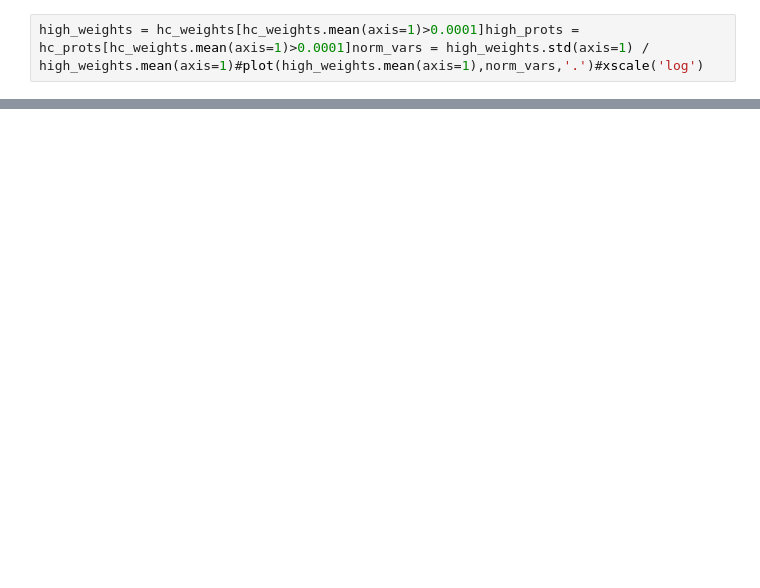
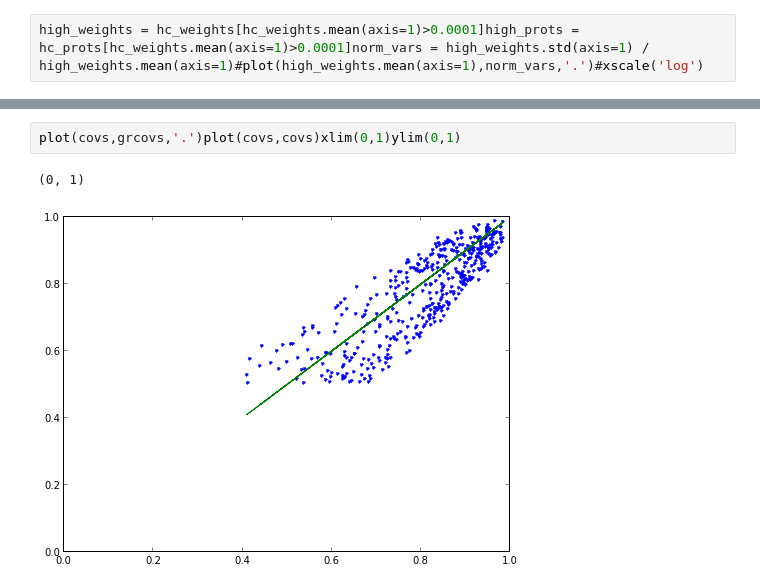
Before and after one commit to uriba/proteome-analysis, a Jupyter notebook: Untitled0.ipynb, the cells around one changed output, grey strips where cells are left out. Cells and saved outputs as stored; diff of their text form; blank space fills up the shorter version.

```diff
--- a/Untitled0.ipynb
+++ b/Untitled0.ipynb
@@ -46,0 +52,5 @@ log(high_prots).corr()
+# %%
+plot(covs,grcovs,'.')plot(covs,covs)xlim(0,1)ylim(0,1)
+# %% [output]
+(0, 1)
+[figure, added]
```
Also changed, not shown: parts of 14 cells of this notebook.
